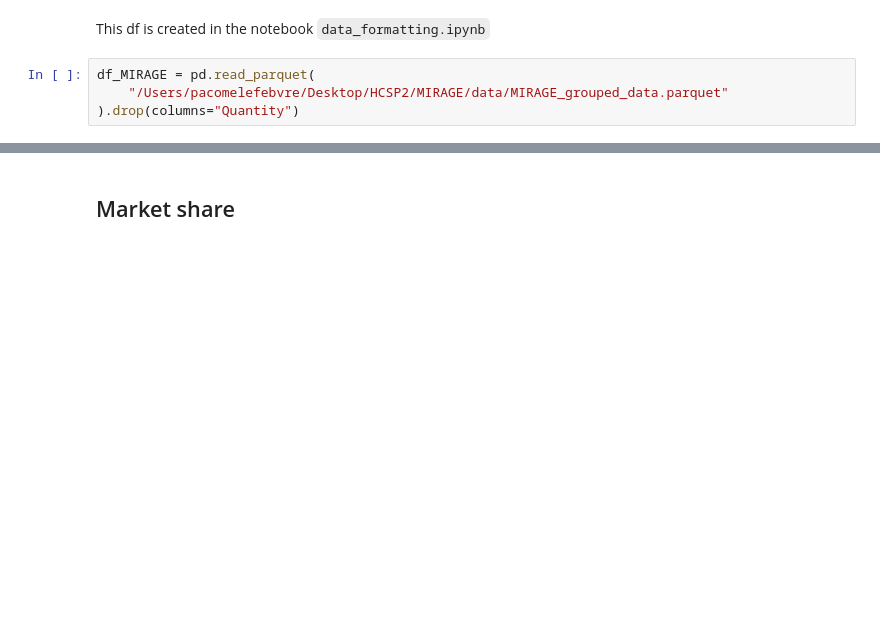
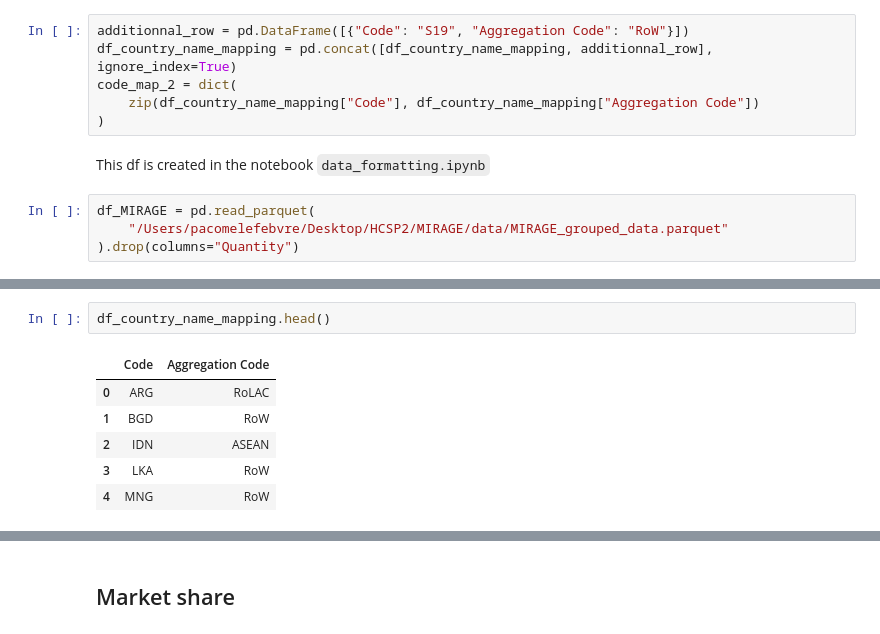
Before and after one commit to Pocame/HCSP, a Jupyter notebook: Code/for_gouel.ipynb, the cells around one changed output, grey strips where cells are left out. Saved outputs shown, nothing was run; the diff lists cells and outputs as text; blank space fills up the shorter version.

```diff
--- a/Code/for_gouel.ipynb
+++ b/Code/for_gouel.ipynb
@@ -15,3 +28,9 @@ code_map = dict(zip(df_country_name_mapping["Code"], df_country_name_mapping["Ag
+# %%
+additionnal_row = pd.DataFrame([{"Code": "S19", "Aggregation Code": "RoW"}])
+df_country_name_mapping = pd.concat([df_country_name_mapping, additionnal_row], ignore_index=True)
+code_map_2 = dict(
+    zip(df_country_name_mapping["Code"], df_country_name_mapping["Aggregation Code"])
+)
 # %% [markdown]
 This df is created in the notebook `data_formatting.ipynb`
 # %%
@@ -50,0 +49,9 @@ pct_imp_lost = (imp_lost / imp_total * 100).sort_values(ascending=False)
+# %%
+df_country_name_mapping.head()
+# %% [output]
+|  | Code | Aggregation Code |
+| 0 | ARG | RoLAC |
+| 1 | BGD | RoW |
+| 2 | IDN | ASEAN |
+| 3 | LKA | RoW |
+| 4 | MNG | RoW |
```
Also changed, not shown: parts of 12 cells of this notebook.
